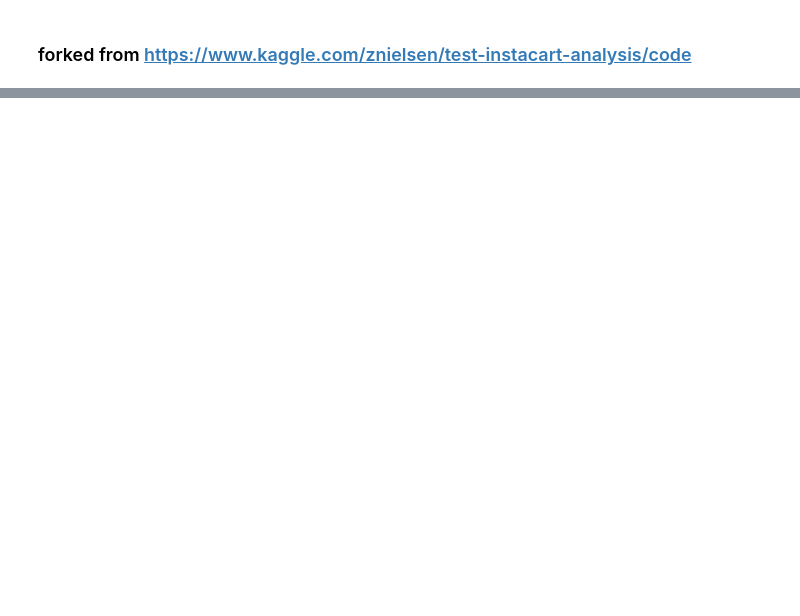
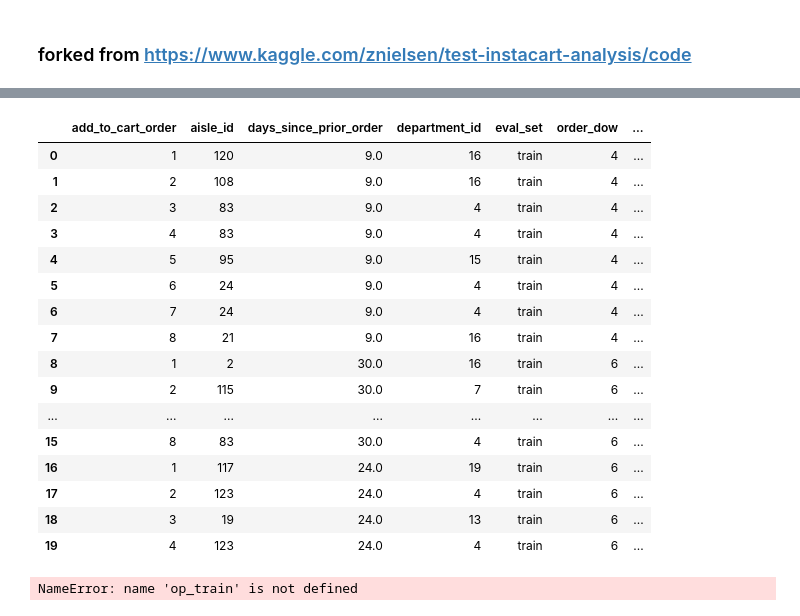
Before and after one commit to queirozfcom/instacart, a Jupyter notebook: fork-test-instacart-analysis.ipynb, the cells around one changed output, grey strips where cells are left out. Drawn from its saved outputs; the diff is of its cells as text; code cells hidden in the pictures; blank space fills up the shorter version.

```diff
--- a/fork-test-instacart-analysis.ipynb
+++ b/fork-test-instacart-analysis.ipynb
@@ -165,0 +140,27 @@ get_last_orders_reordered().to_csv('last_order_reordered_only.csv',
+# %%
+order_details.head(20)
+# %% [output]
+|  | add_to_cart_order | aisle_id | days_since_prior_order | department_id | eval_set | order_dow | ... |
+| 0 | 1 | 120 | 9.0 | 16 | train | 4 | ... |
+| 1 | 2 | 108 | 9.0 | 16 | train | 4 | ... |
+| 2 | 3 | 83 | 9.0 | 4 | train | 4 | ... |
+| 3 | 4 | 83 | 9.0 | 4 | train | 4 | ... |
+| 4 | 5 | 95 | 9.0 | 15 | train | 4 | ... |
+| 5 | 6 | 24 | 9.0 | 4 | train | 4 | ... |
+| 6 | 7 | 24 | 9.0 | 4 | train | 4 | ... |
+| 7 | 8 | 21 | 9.0 | 16 | train | 4 | ... |
+| 8 | 1 | 2 | 30.0 | 16 | train | 6 | ... |
+| 9 | 2 | 115 | 30.0 | 7 | train | 6 | ... |
+| ... | ... | ... | ... | ... | ... | ... | ... |
+| 15 | 8 | 83 | 30.0 | 4 | train | 6 | ... |
+| 16 | 1 | 117 | 24.0 | 19 | train | 6 | ... |
+| 17 | 2 | 123 | 24.0 | 4 | train | 6 | ... |
+| 18 | 3 | 19 | 24.0 | 13 | train | 6 | ... |
+| 19 | 4 | 123 | 24.0 | 4 | train | 6 | ... |
+# %%
+# delete (redundant now) dataframes
+del op_train
+
+order_details.head()
+# %% [output]
+NameError: name 'op_train' is not defined
```
Also changed, not shown: parts of 11 cells of this notebook, 1 other file.
